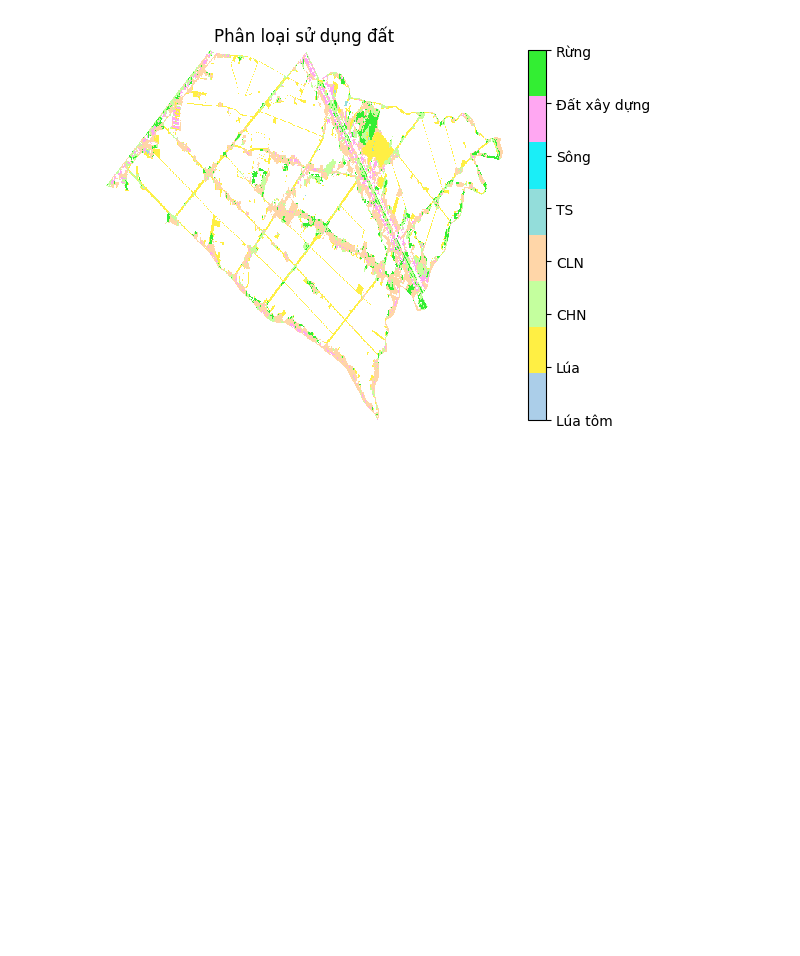
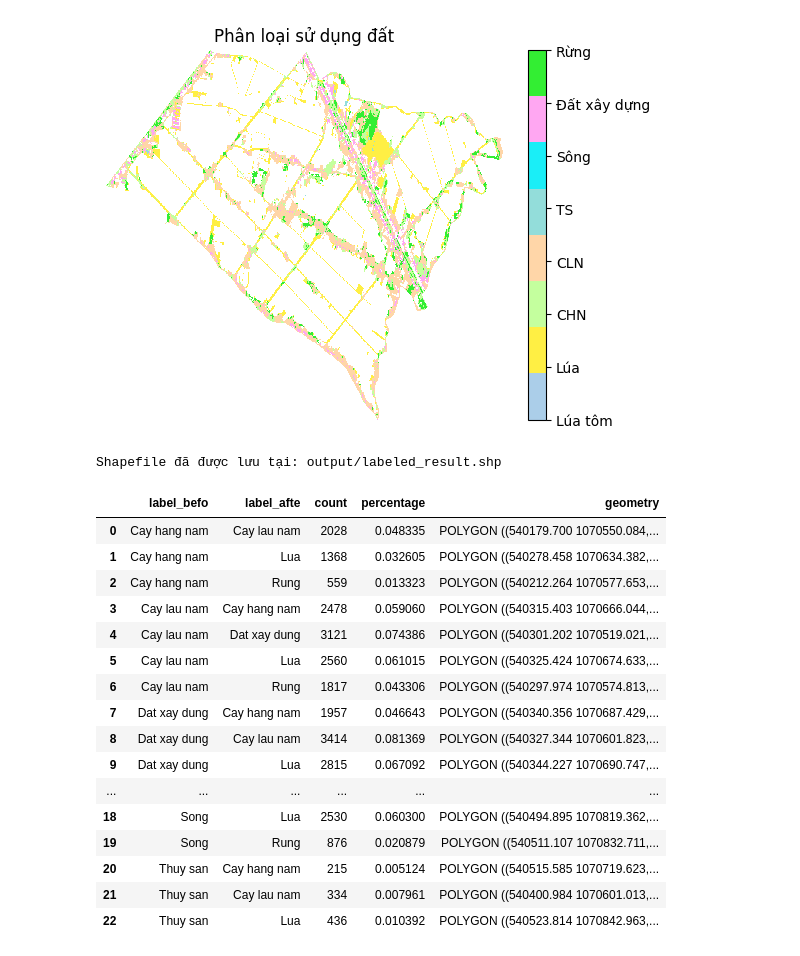
Before and after one commit to CTU-CSIRO/CSIROBoeingPhase5-Vietnam, a Jupyter notebook: Test.ipynb, the cells around one changed output. Drawn from its saved outputs; the diff is of its cells as text; code cells hidden in the pictures; blank space fills up the shorter version.

```diff
--- a/Test.ipynb
+++ b/Test.ipynb
@@ -253,3 +292,36 @@ plt.axis('off')
 plt.show()
 # %% [output]
 [figure]
+# %%
+gdf = gpd.read_file(KD_path, crs="EPSG:9209")
+
+filtered_counts = gpd.GeoDataFrame(filtered_counts, geometry=gdf.geometry, crs=gdf.crs)
+
+output_path = "output/labeled_result.shp"
+filtered_counts.to_file(output_path)
+
+print(f"Shapefile đã được lưu tại: {output_path}")
+# %% [output]
+Shapefile đã được lưu tại: output/labeled_result.shp
+# %%
+output = gpd.read_file("output/labeled_result.shp", crs="EPSG:9209")
+# %%
+output
+# %% [output]
+|  | label_befo | label_afte | count | percentage | geometry |
+| 0 | Cay hang nam | Cay lau nam | 2028 | 0.048335 | POLYGON ((540179.700 1070550.084,... |
+| 1 | Cay hang nam | Lua | 1368 | 0.032605 | POLYGON ((540278.458 1070634.382,... |
+| 2 | Cay hang nam | Rung | 559 | 0.013323 | POLYGON ((540212.264 1070577.653,... |
+| 3 | Cay lau nam | Cay hang nam | 2478 | 0.059060 | POLYGON ((540315.403 1070666.044,... |
+| 4 | Cay lau nam | Dat xay dung | 3121 | 0.074386 | POLYGON ((540301.202 1070519.021,... |
+| 5 | Cay lau nam | Lua | 2560 | 0.061015 | POLYGON ((540325.424 1070674.633,... |
+| 6 | Cay lau nam | Rung | 1817 | 0.043306 | POLYGON ((540297.974 1070574.813,... |
+| 7 | Dat xay dung | Cay hang nam | 1957 | 0.046643 | POLYGON ((540340.356 1070687.429,... |
+| 8 | Dat xay dung | Cay lau nam | 3414 | 0.081369 | POLYGON ((540327.344 1070601.823,... |
+| 9 | Dat xay dung | Lua | 2815 | 0.067092 | POLYGON ((540344.227 1070690.747,... |
+| ... | ... | ... | ... | ... | ... |
+| 18 | Song | Lua | 2530 | 0.060300 | POLYGON ((540494.895 1070819.362,... |
+| 19 | Song | Rung | 876 | 0.020879 | POLYGON ((540511.107 1070832.711,... |
+| 20 | Thuy san | Cay hang nam | 215 | 0.005124 | POLYGON ((540515.585 1070719.623,... |
+| 21 | Thuy san | Cay lau nam | 334 | 0.007961 | POLYGON ((540400.984 1070601.013,... |
+| 22 | Thuy san | Lua | 436 | 0.010392 | POLYGON ((540523.814 1070842.963,... |
```
Also changed, not shown: parts of 13 cells of this notebook, 14 other files.
